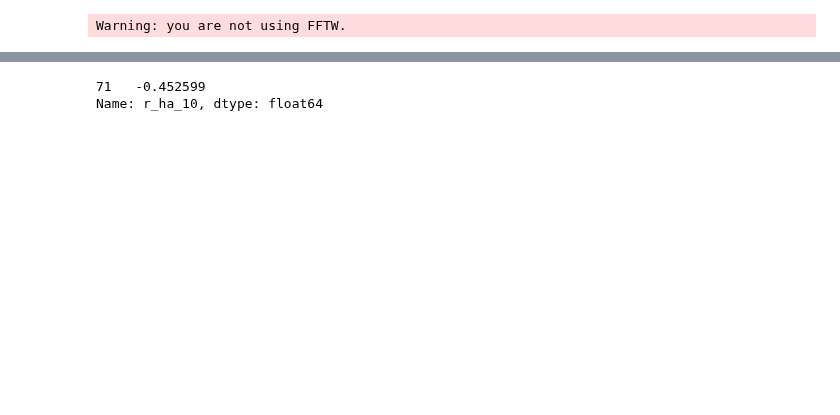
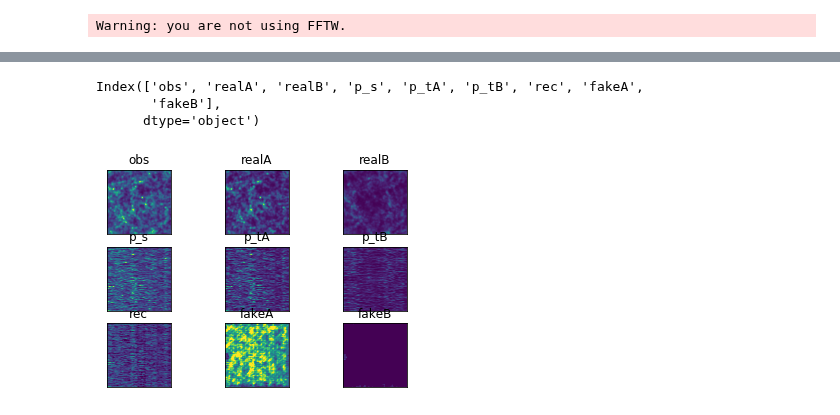
Before and after one commit to knmoriwaki/IM2IM, a Jupyter notebook: explain/my_xai_dataframe_development.ipynb, the cells around one changed output, grey strips where cells are left out. Drawn from its saved outputs; the diff is of its cells as text; code cells hidden in the pictures; blank space fills up the shorter version.

Commit message:
Saving intermediate development. Plot working, results as expected.

```diff
--- a/explain/my_xai_dataframe_development.ipynb
+++ b/explain/my_xai_dataframe_development.ipynb
@@ -14,11 +12,13 @@ from correlation_coefficient import compute_r
 Warning: you are not using FFTW.
 # %%
 base_output_dir = "../output/" # Meanwhile I have my own output directory with GAN results
-names = ['test', 'xai_exp_only_using_ha', 'xai_exp_only_using_oiii' ]
+names = ['test', 'xai_exp_only_using_random',
+         'xai_exp_only_using_random', 'xai_exp_only_using_random_oiii' ]
 results_dir = "../output/xai_results/"
 nrun = 100
 nindex = 1
 suffix_list = [ "run{:d}_index{:d}".format(i, j) for i in range(nrun) for j in range(nindex) ]
 ref_dir = os.path.join(base_output_dir, names[0])
-ha_dir = os.path.join(base_output_dir, names[1])
-oiii_dir = os.path.join(base_output_dir, names[2])
+exp1_dir = os.path.join(base_output_dir, names[1])
+exp2_dir = os.path.join(base_output_dir, names[2])
+exp3_dir = os.path.join(base_output_dir, names[3])
@@ -86,5 +24,0 @@ df_ref.r_ha_10.mean()
-# %%
-df_ref.loc[df_ref['sample_id'] == 'run71_index0']["r_ha_10"]
-# %% [output]
-71   -0.452599
-Name: r_ha_10, dtype: float64
@@ -90,0 +60,23 @@ Name: r_ha_10, dtype: float64
+# %%
+def plot_shuffled_map(df, results_dir):
+    vmin = 0
+    vmax = 9.0e-08
+    _, axs = plt.subplots(3,3)
+    col = df.columns
+    for i in range(len(col)):
+        ax = axs[int(i/3)][int(i%3)]
+        ax.tick_params(labelbottom=False, labelleft=False, bottom=False, left=False)
+        ax.set_title(col[i])
+        ax.imshow(df[col[i]].values[0], interpolation="none", vmin=vmin, vmax=vmax)
+# %%
+df = read_shuffeled_data(exp1_dir)
+# %%
+df.columns
+# %% [output]
+Index(['obs', 'realA', 'realB', 'p_s', 'p_tA', 'p_tB', 'rec', 'fakeA',
+       'fakeB'],
+      dtype='object')
+# %%
+plot_shuffled_map(df, results_dir)
+# %% [output]
+[figure, added]
```
Also changed, not shown: parts of 17 cells of this notebook.
